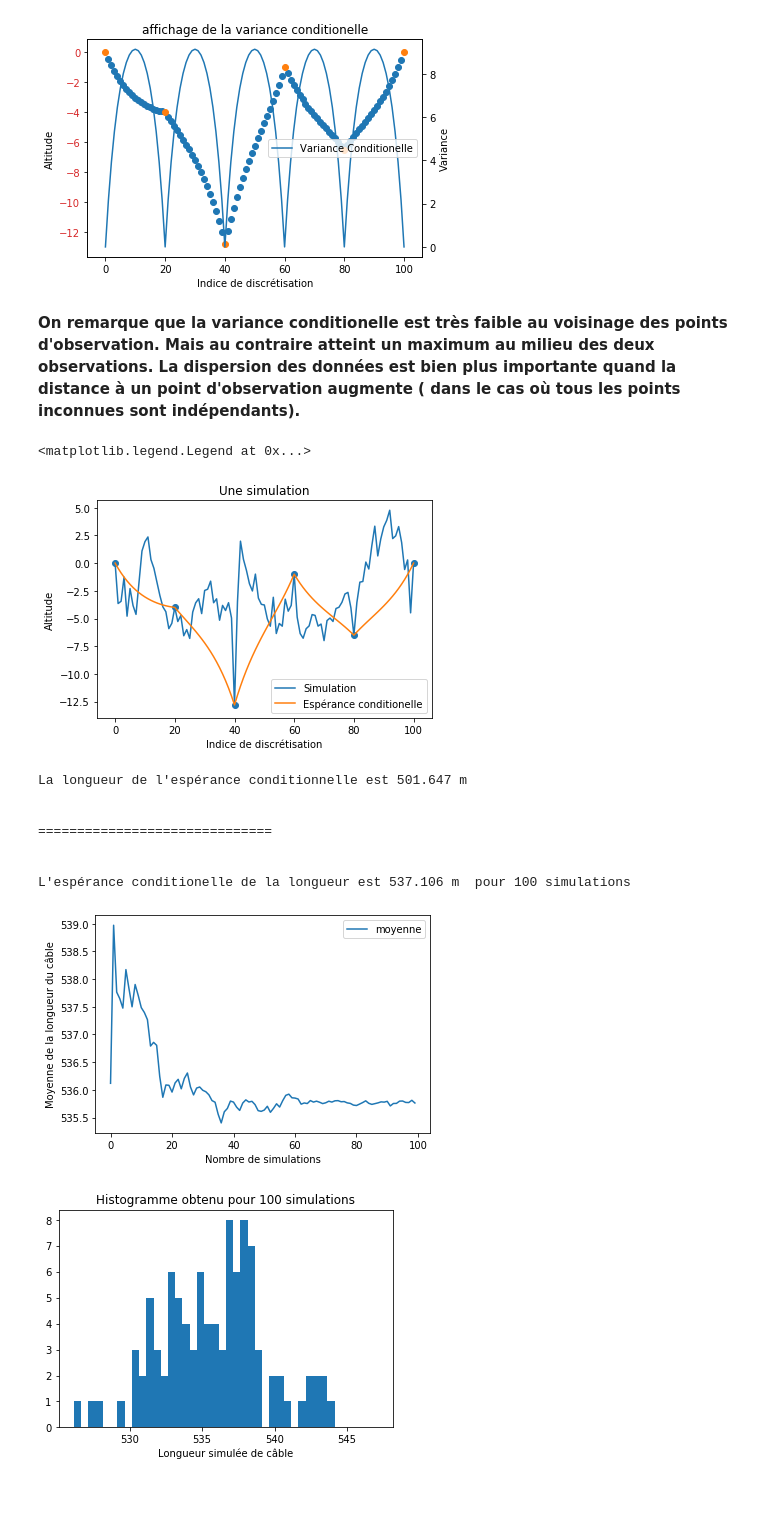
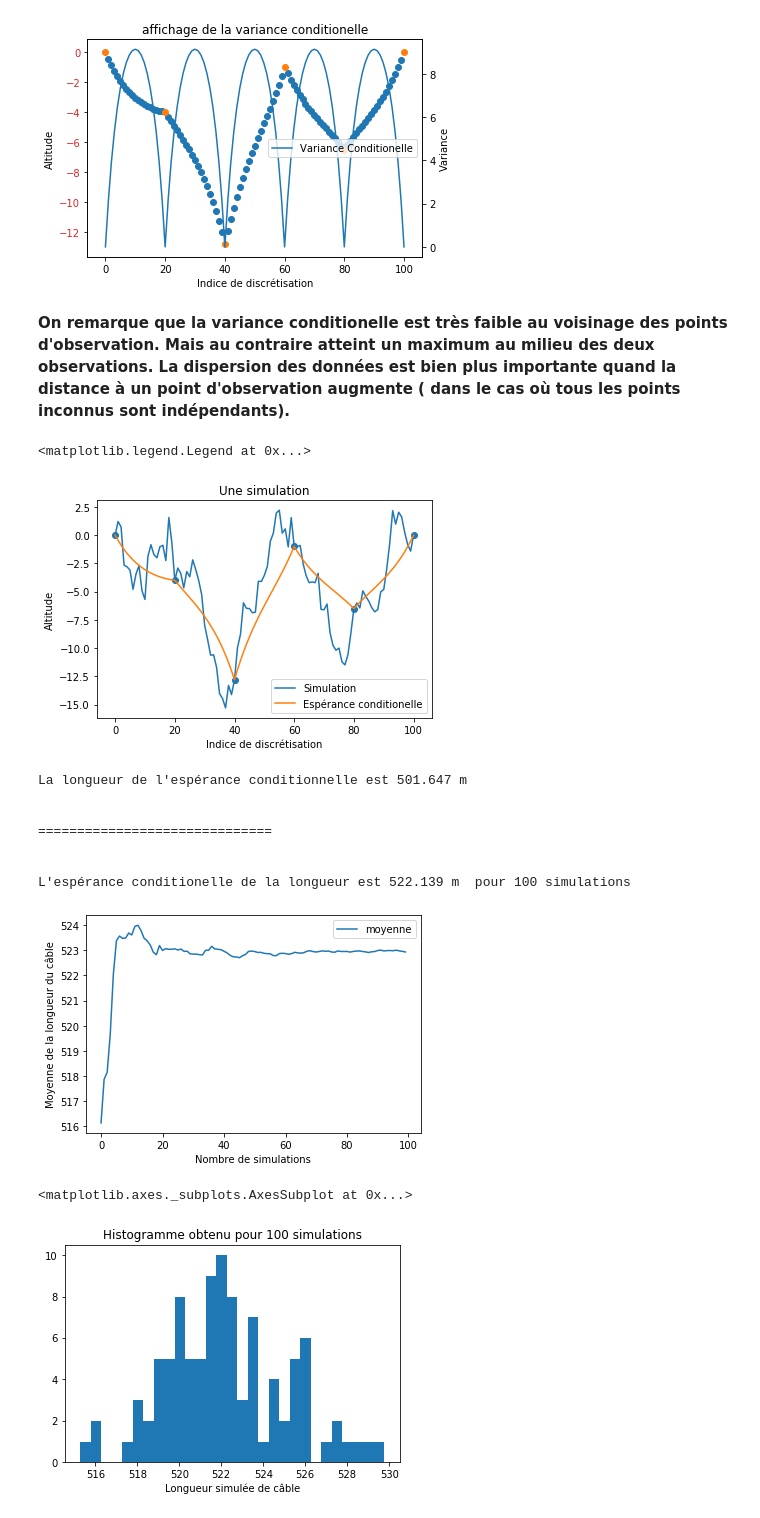
Before and after one commit to Gasp141/ProjetMaths3, a Jupyter notebook: ProjMaths3_bis.ipynb, the cells around one changed output. Saved outputs shown, nothing was run; the diff lists cells and outputs as text; code cells hidden in the pictures.

```diff
--- a/ProjMaths3_bis.ipynb
+++ b/ProjMaths3_bis.ipynb
@@ -145,17 +135,14 @@ covar = C(mat_distance(discretization), a, sigma2)
 # 4. Extraction des matrices de covariances
 
 ## entre observations
-rows = np.array(observation_indexes, dtype=np.intp)
-columns = np.array(observation_indexes, dtype=np.intp)
-covar_obs_obs = covar[rows[:, np.newaxis], columns]
+
+covar_obs_obs = covar[np.ix_(observation_indexes, observation_indexes)]
 ## entre inconnues
 rows = np.array(unknown_indexes, dtype=np.intp)
 columns = np.array(unknown_indexes, dtype=np.intp)
-covar_unk_unk = covar[rows[:, np.newaxis], columns]
+covar_unk_unk = covar[np.ix_(unknown_indexes, unknown_indexes)]
 ## entre inconnues-observations
-rows = np.array(unknown_indexes, dtype=np.intp)
-columns = np.array(observation_indexes, dtype=np.intp)
-covar_obs_unk= covar[rows[:, np.newaxis], columns]
+covar_obs_unk= covar[np.ix_(unknown_indexes, observation_indexes)]
 # %%
 # Fonction Utile
 def builder(depth,observation_indexes, Z , N):
@@ -185,7 +172,7 @@ plt.legend()
 [figure]
 # %%
 # 6. Calcul matrice de covariance conditionnelle / Affichage variance Conditionnelle
-cov_cond = covar_unk_unk - covar_obs_unk@np.linalg.inv(covar_obs_obs) @ covar_obs_unk.transpose()
+cov_cond = covar_unk_unk - np.dot(np.dot(covar_obs_unk, np.linalg.inv(covar_obs_obs)), covar_obs_unk.transpose())
 var_cond=np.array([cov_cond[i,i] for i in range (len(cov_cond))])
 
 
@@ -204,7 +191,7 @@ plt.legend()
 <matplotlib.legend.Legend at 0x...>
 [figure]
 # %% [markdown]
-**On remarque que la variance conditionelle est très faible au voisinage des points d'observation. Mais au contraire atteint un maximum au milieu des deux observations. La dispersion des données est bien plus importante quand la distance à un point d'observation augmente ( dans le cas où tous les points inconnues sont indépendants).**
+**On remarque que la variance conditionelle est très faible au voisinage des points d'observation. Mais au contraire atteint un maximum au milieu des deux observations. La dispersion des données est bien plus importante quand la distance à un point d'observation augmente ( dans le cas où tous les points inconnus sont indépendants).**
 # %%
 # 7. Simulation conditionelle
 L = np.linalg.cholesky(cov_cond) # L est ainsi traingulaire inférieure
@@ -214,7 +201,7 @@ def simul( L):
     f= lambda u,v : np.sqrt(-2*np.log(u))*np.cos(2*np.pi*v)
     g= lambda u,v : np.sqrt(-2*np.log(u))*np.sin(2*np.pi*v)
     Y = np.random.normal(0,1,len(unknown_indexes))
-    Z = np.array([mu for i in range(len( unknown_indexes))])+ L@ Y
+    Z = esp_cond+ L@ Y
     return Z
 
 Z = simul(L)
@@ -228,7 +215,7 @@ plt.ylabel("Altitude")
 plt.legend()
 # %% [output]
 <matplotlib.legend.Legend at 0x...>
-[figure, old version]
+[figure, new version]
 # %%
 # 8. Fonction qui calcule la longueur du cable.
 
@@ -271,7 +258,7 @@ La longueur de l'espérance conditionnelle est 501.647 m
 ==============================
 
 
-L'espérance conditionelle de la longueur est 537.106 m  pour 100 simulations
+L'espérance conditionelle de la longueur est 522.139 m  pour 100 simulations
 # %%
 # 10. Suites Mn des moyennes de longueur de cables
 
@@ -297,24 +284,26 @@ def dessin_Mn(simuls, ax=None):
 simuls=np.array(longueur_simulée(100)[0])
 dessin_Mn(simuls)
 # %% [output]
-[figure, old version]
+[figure, new version]
 # %%
 # 11. Histogramme des longueurs de câbles générés.
 
 simuls =np.array(longueur_simulée(100)[0])
 
 
 def histogramme(simuls, ax=None):
     Nb = len(simuls)
     if ax==None:
         ax = plt.gca()
     n, bins, patches = ax.hist(simuls, bins = np.arange(simuls.min(),simuls.max(),0.5), )
     ax.set_xlabel("Longueur simulée de câble")
     ax.set_title(f"Histogramme obtenu pour {Nb} simulations")
+    return ax
 
 histogramme(simuls)
 # %% [output]
+<matplotlib.axes._subplots.AxesSubplot at 0x...>
-[figure, old version]
+[figure, new version]
 # %%
 # 12 intervalle de confiance
 def trace_info (simuls, ax= None):
```
Also changed, not shown: parts of 11 cells of this notebook.
